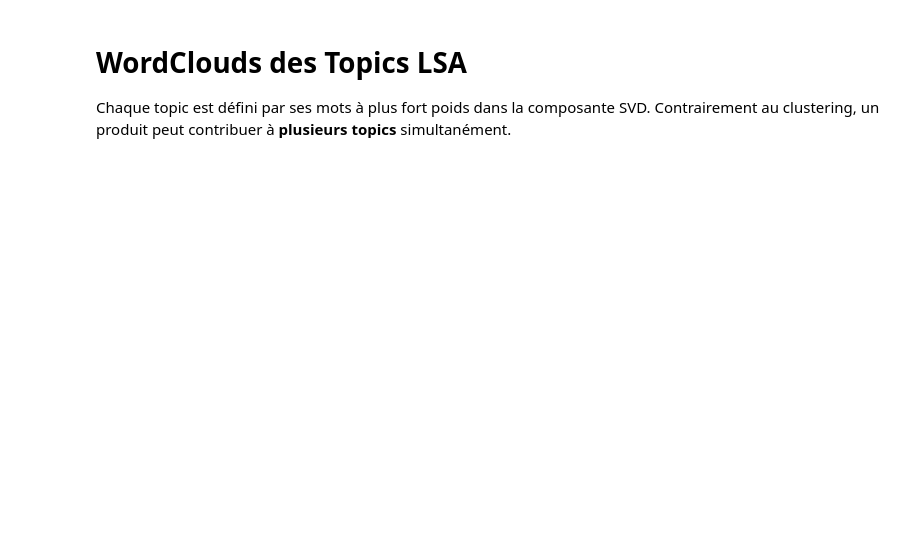
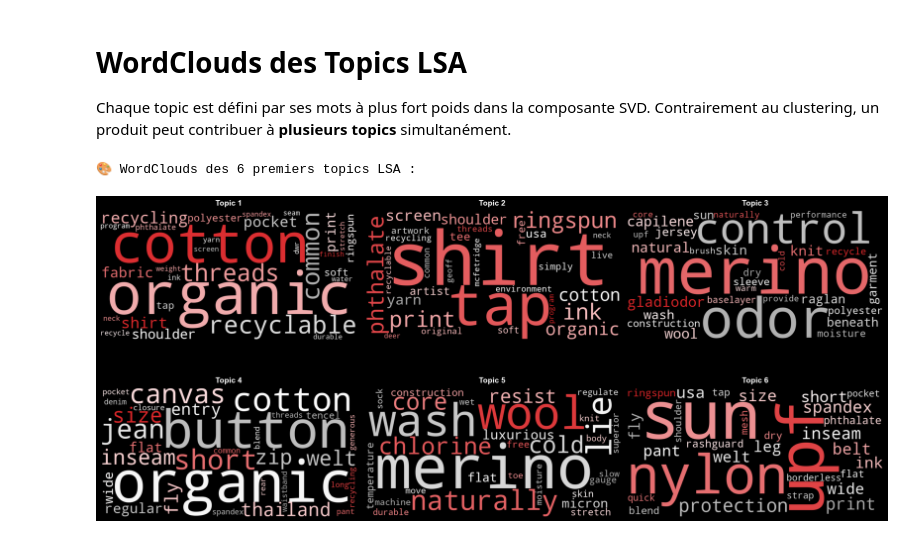
Before and after one commit to athanormark/THE_NORTH_FACE-_-BLOC-3_JEDHA_FORMATION, a Jupyter notebook: notebooks/01_EDA_and_Modeling.ipynb, the cells around one changed output. Cells and saved outputs as stored; diff of their text form; code cells hidden in the pictures; blank space fills up the shorter version.

```diff
--- a/notebooks/01_EDA_and_Modeling.ipynb
+++ b/notebooks/01_EDA_and_Modeling.ipynb
@@ -294,28 +363,40 @@ Contrairement au clustering, un produit peut contribuer à **plusieurs topics**
 # %%
 # WordClouds des topics LSA (basés sur les poids des composantes SVD)
 def plot_topic_wordclouds(model, feature_names, n_topics_to_show=6):
     """Génère un WordCloud par topic à partir des poids SVD."""
     n_cols = 3
     n_rows = (n_topics_to_show + n_cols - 1) // n_cols
 
-    plt.figure(figsize=(20, 5 * n_rows))
+    fig, axes = plt.subplots(n_rows, n_cols, figsize=(20, 5 * n_rows), facecolor='black')
+    axes = axes.flatten()
+
     for topic_idx in range(n_topics_to_show):
         topic_weights = model.components_[topic_idx]
-        # On ne garde que les poids positifs pour le WordCloud
         word_weights = {feature_names[i]: max(topic_weights[i], 0)
                         for i in range(len(feature_names))
                         if topic_weights[i] > 0}
 
         if word_weights:
-            wc = WordCloud(background_color='white', max_words=30).generate_from_frequencies(word_weights)
+            wc = WordCloud(
+                background_color='black',
+                max_words=30,
+                colormap=tnf_cmap,
+                width=800, height=400
+            ).generate_from_frequencies(word_weights)
 
-            plt.subplot(n_rows, n_cols, topic_idx + 1)
-            plt.imshow(wc, interpolation='bilinear')
-            plt.title(f"Topic {topic_idx + 1}")
-            plt.axis("off")
+            axes[topic_idx].imshow(wc, interpolation='bilinear')
+            axes[topic_idx].set_title(
+                f"Topic {topic_idx + 1}",
+                color='white', fontsize=14, fontweight='bold', pad=10
+            )
+        axes[topic_idx].axis("off")
+        axes[topic_idx].set_facecolor('black')
 
     plt.tight_layout()
     plt.show()
 
 print("🎨 WordClouds des 6 premiers topics LSA :")
 plot_topic_wordclouds(lsa_model, feature_names, n_topics_to_show=6)
+# %% [output]
+🎨 WordClouds des 6 premiers topics LSA :
+[figure, added]
```
Also changed, not shown: parts of 4 cells of this notebook.
